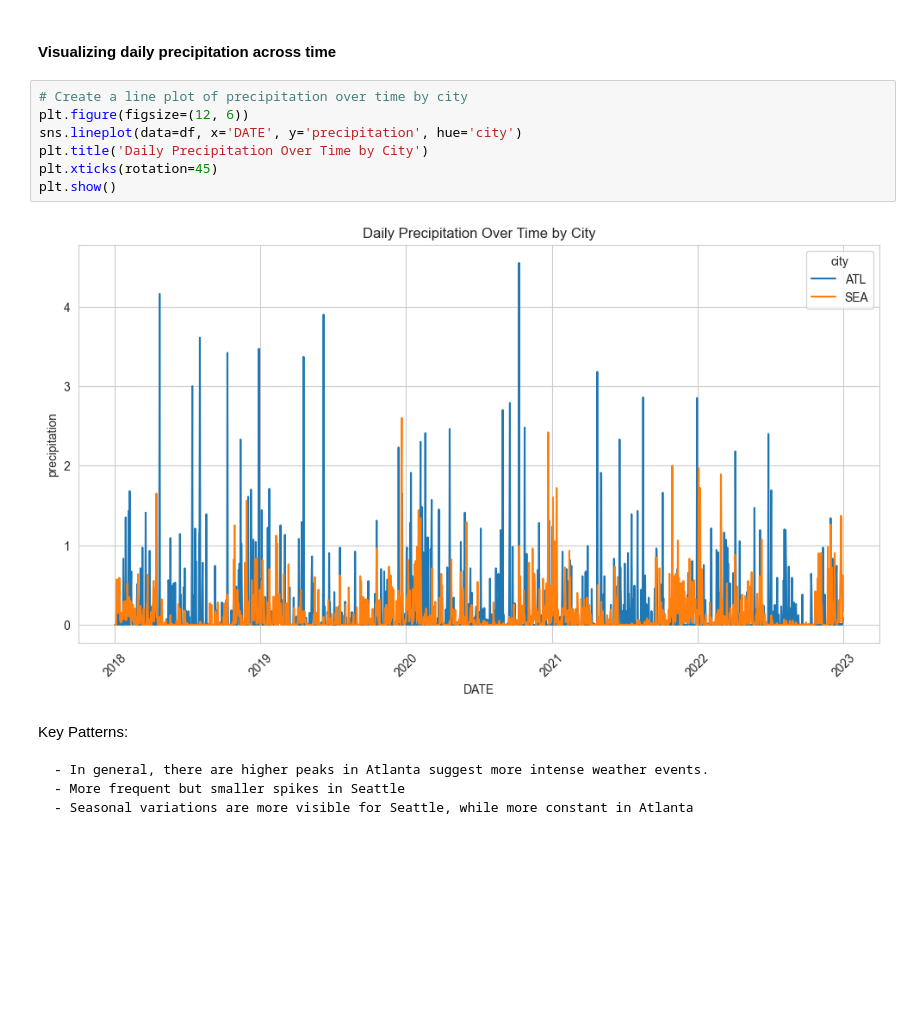
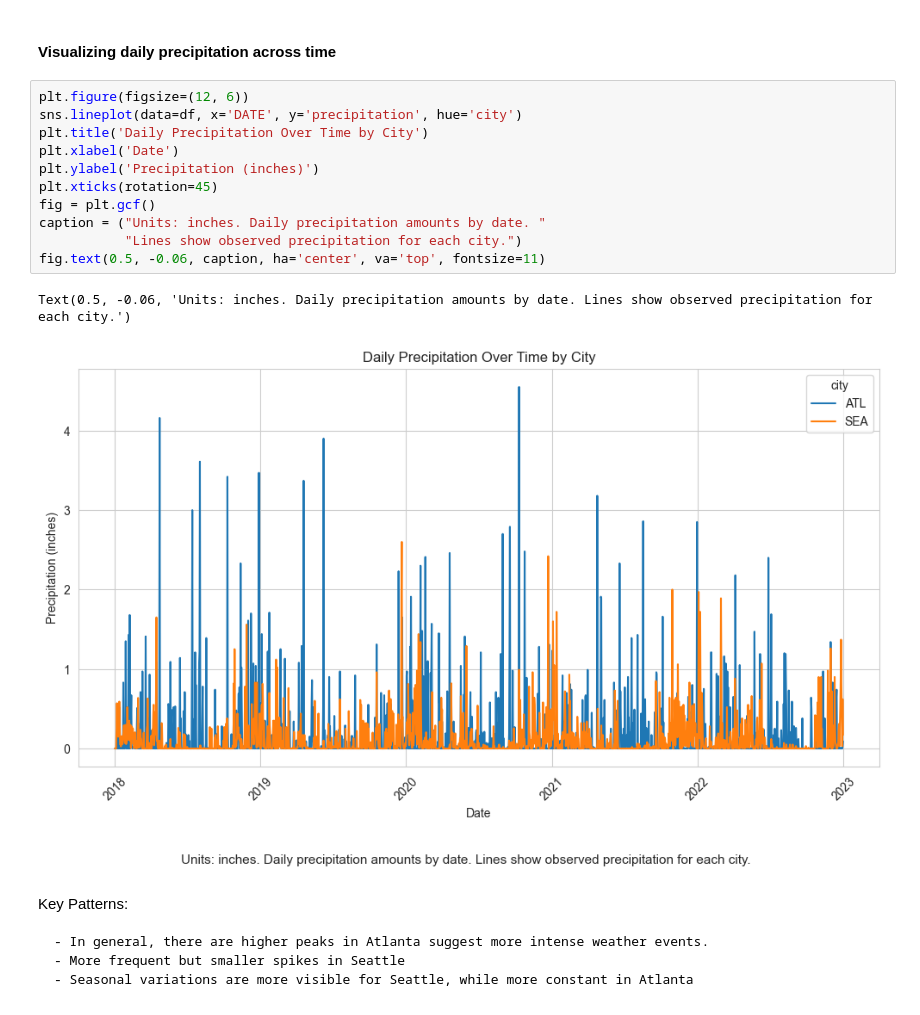
Before and after one commit to dcnguyen060899/weather, a Jupyter notebook: code/eda_modelling.ipynb, the cells around one changed output. Cells and saved outputs as stored; diff of their text form; blank space fills up the shorter version.

```diff
--- a/code/eda_modelling.ipynb
+++ b/code/eda_modelling.ipynb
@@ -111,14 +111,19 @@ Statistical Significance Approximation
 # %% [markdown]
 #### Visualizing daily precipitation across time
 # %%
-# Create a line plot of precipitation over time by city
 plt.figure(figsize=(12, 6))
 sns.lineplot(data=df, x='DATE', y='precipitation', hue='city')
 plt.title('Daily Precipitation Over Time by City')
+plt.xlabel('Date')
+plt.ylabel('Precipitation (inches)')
 plt.xticks(rotation=45)
-plt.show()
+fig = plt.gcf()
+caption = ("Units: inches. Daily precipitation amounts by date. "
+           "Lines show observed precipitation for each city.")
+fig.text(0.5, -0.06, caption, ha='center', va='top', fontsize=11)
 # %% [output]
+Text(0.5, -0.06, 'Units: inches. Daily precipitation amounts by date. Lines show observed precipitation for each city.')
-[figure, old version]
+[figure, new version]
 # %% [markdown]
 Key Patterns:
 
```
Also changed, not shown: parts of 3 cells of this notebook.
